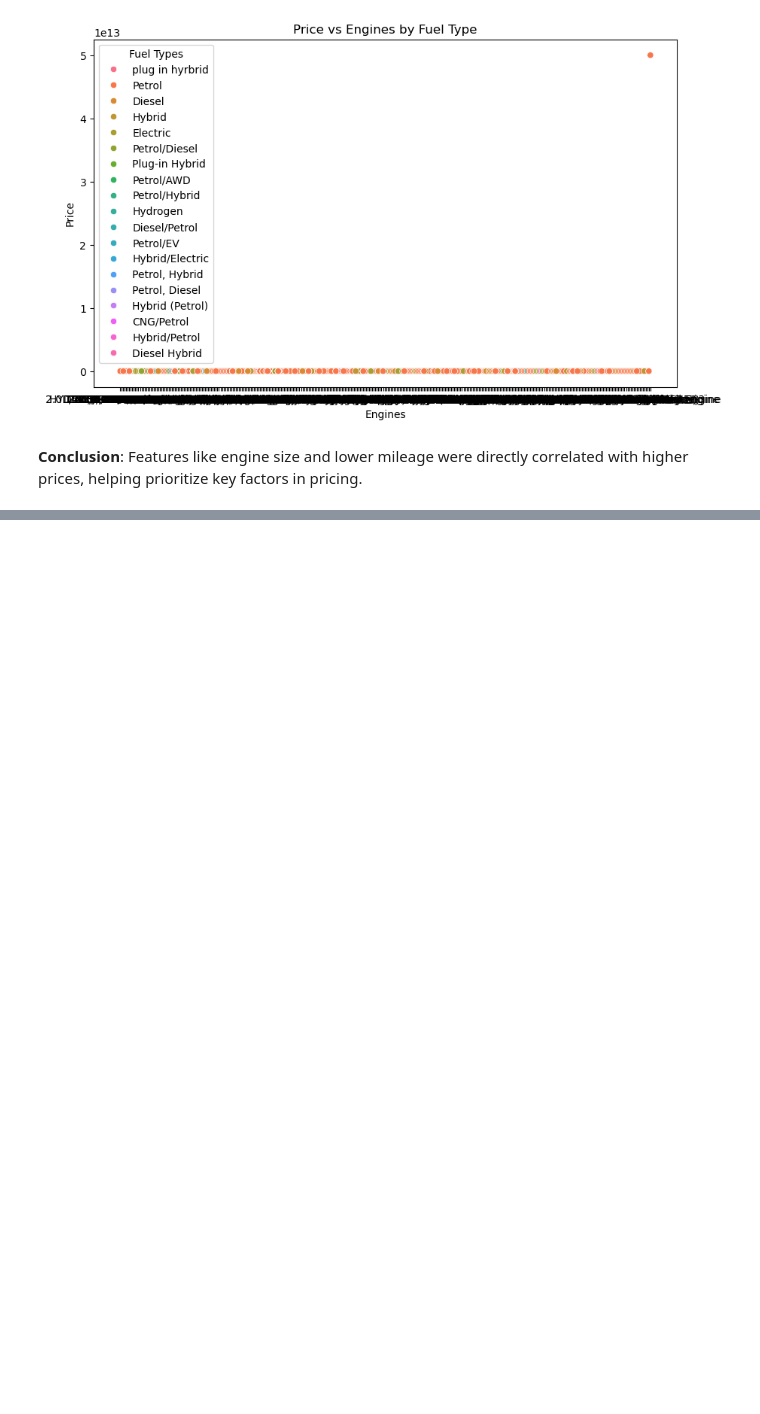
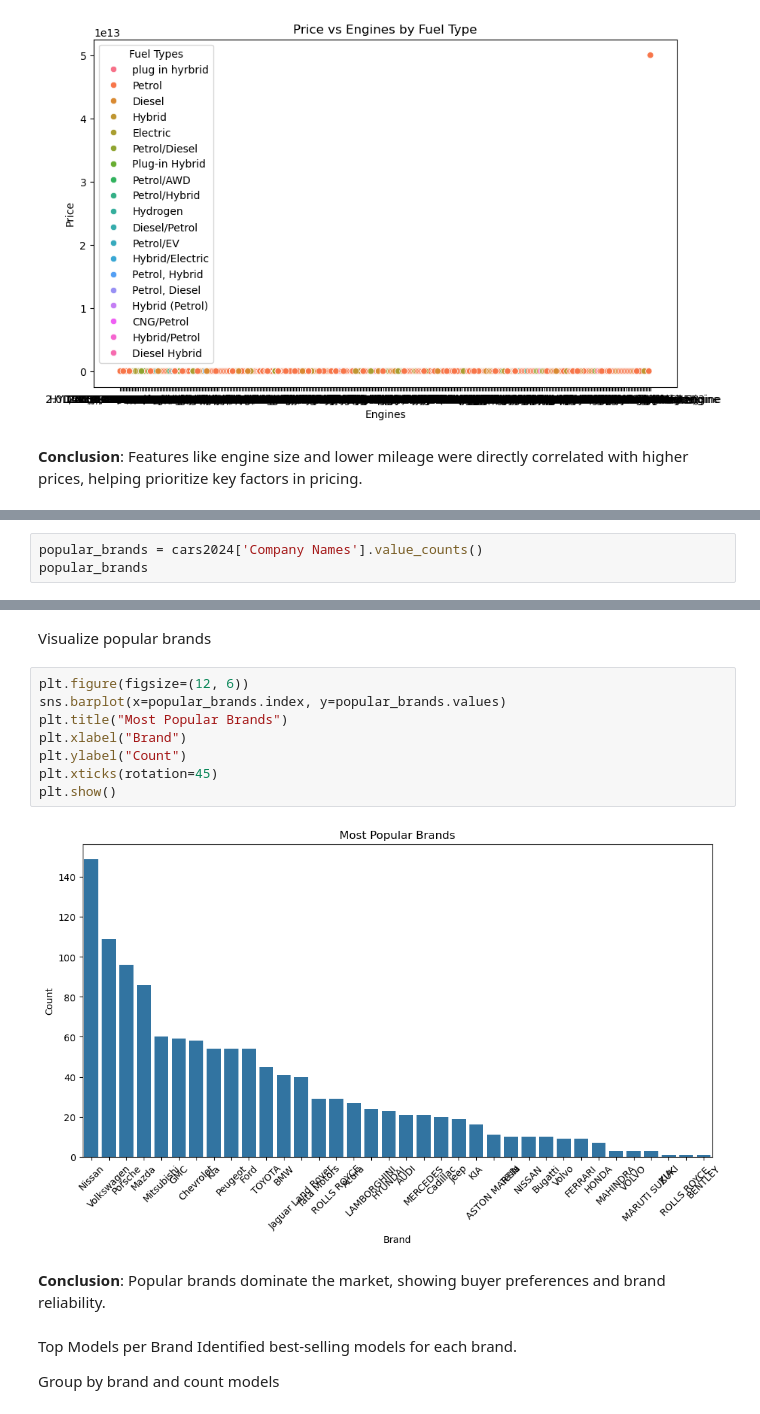
Before and after one commit to dannicolau7/The-Ultimate-Cars-2024, a Jupyter notebook: notebook.ipynb, the cells around one changed output, grey strips where cells are left out. Cells and saved outputs as stored; diff of their text form; blank space fills up the shorter version.

```diff
--- a/notebook.ipynb
+++ b/notebook.ipynb
@@ -196,0 +210,3 @@ plt.show()
+# %%
+popular_brands = cars2024['Company Names'].value_counts()
+popular_brands
@@ -196,0 +231,19 @@ plt.show()
+# %% [markdown]
+ Visualize popular brands
+# %%
+plt.figure(figsize=(12, 6))
+sns.barplot(x=popular_brands.index, y=popular_brands.values)
+plt.title("Most Popular Brands")
+plt.xlabel("Brand")
+plt.ylabel("Count")
+plt.xticks(rotation=45)
+plt.show()
+# %% [output]
+[figure, added]
+# %% [markdown]
+**Conclusion**: Popular brands dominate the market, showing buyer preferences and brand reliability.
+# %% [markdown]
+Top Models per Brand
+Identified best-selling models for each brand.
+
+Group by brand and count models
```
Also changed, not shown: parts of 19 cells of this notebook.
